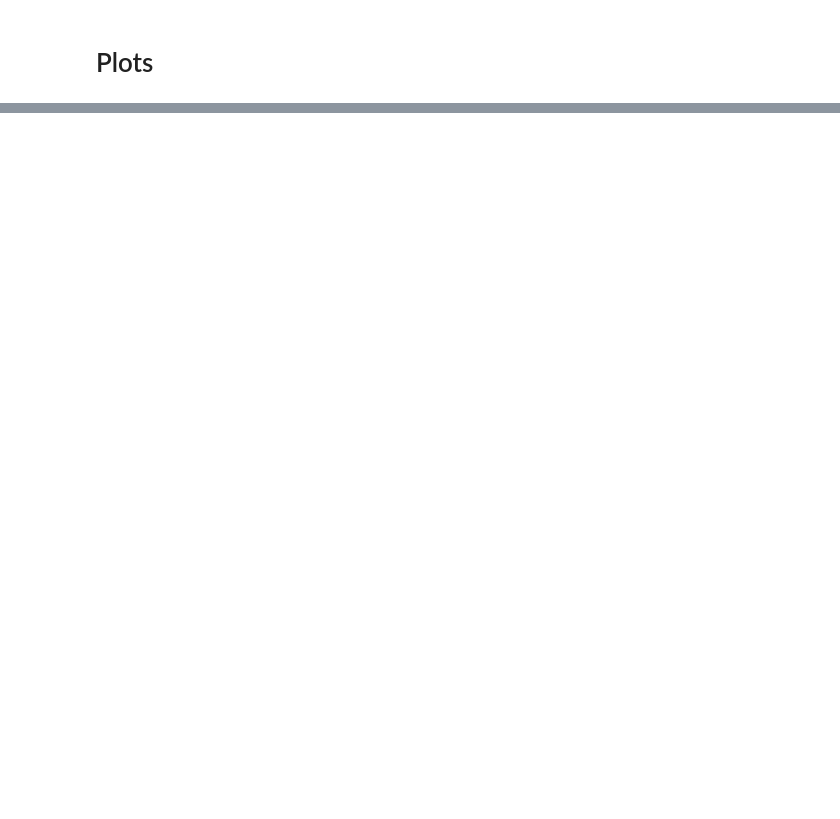
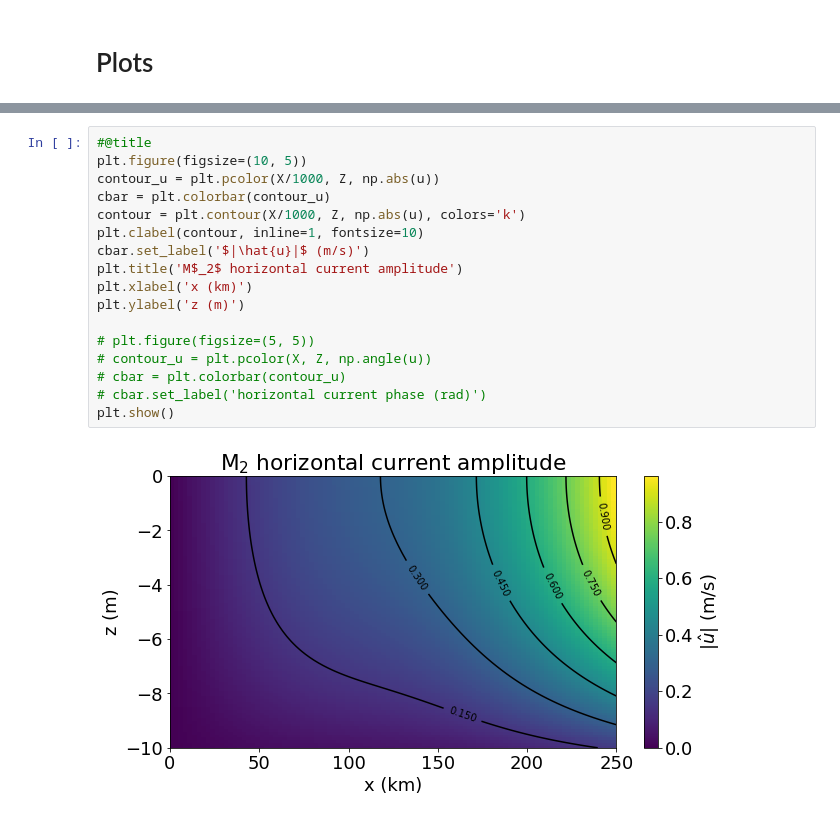
Before and after one commit to JinyangWang27/singleChannel2DV, a Jupyter notebook: singleChannel2DV.ipynb, the cells around one changed output, grey strips where cells are left out. Drawn from its saved outputs; the diff is of its cells as text; blank space fills up the shorter version.

```diff
--- a/singleChannel2DV.ipynb
+++ b/singleChannel2DV.ipynb
@@ -151,0 +215,19 @@ plt.plot(x, eta_adv)
+# %%
+#@title
+plt.figure(figsize=(10, 5))
+contour_u = plt.pcolor(X/1000, Z, np.abs(u))
+cbar = plt.colorbar(contour_u)
+contour = plt.contour(X/1000, Z, np.abs(u), colors='k')
+plt.clabel(contour, inline=1, fontsize=10)
+cbar.set_label('$|\hat{u}|$ (m/s)')
+plt.title('M$_2$ horizontal current amplitude')
+plt.xlabel('x (km)')
+plt.ylabel('z (m)')
+
+# plt.figure(figsize=(5, 5))
+# contour_u = plt.pcolor(X, Z, np.angle(u))
+# cbar = plt.colorbar(contour_u)
+# cbar.set_label('horizontal current phase (rad)')
+plt.show()
+# %% [output]
+[figure, added]
```
Also changed, not shown: parts of 26 cells of this notebook.
